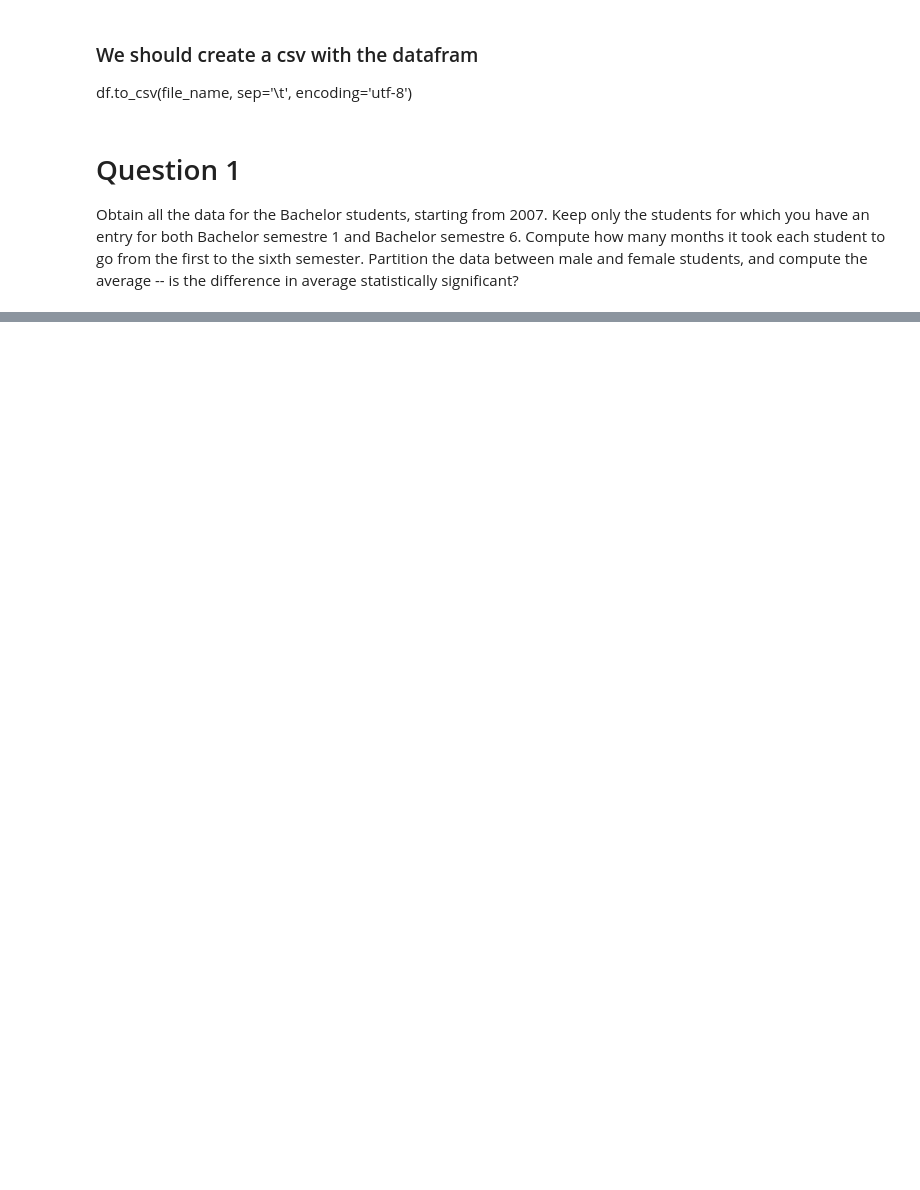
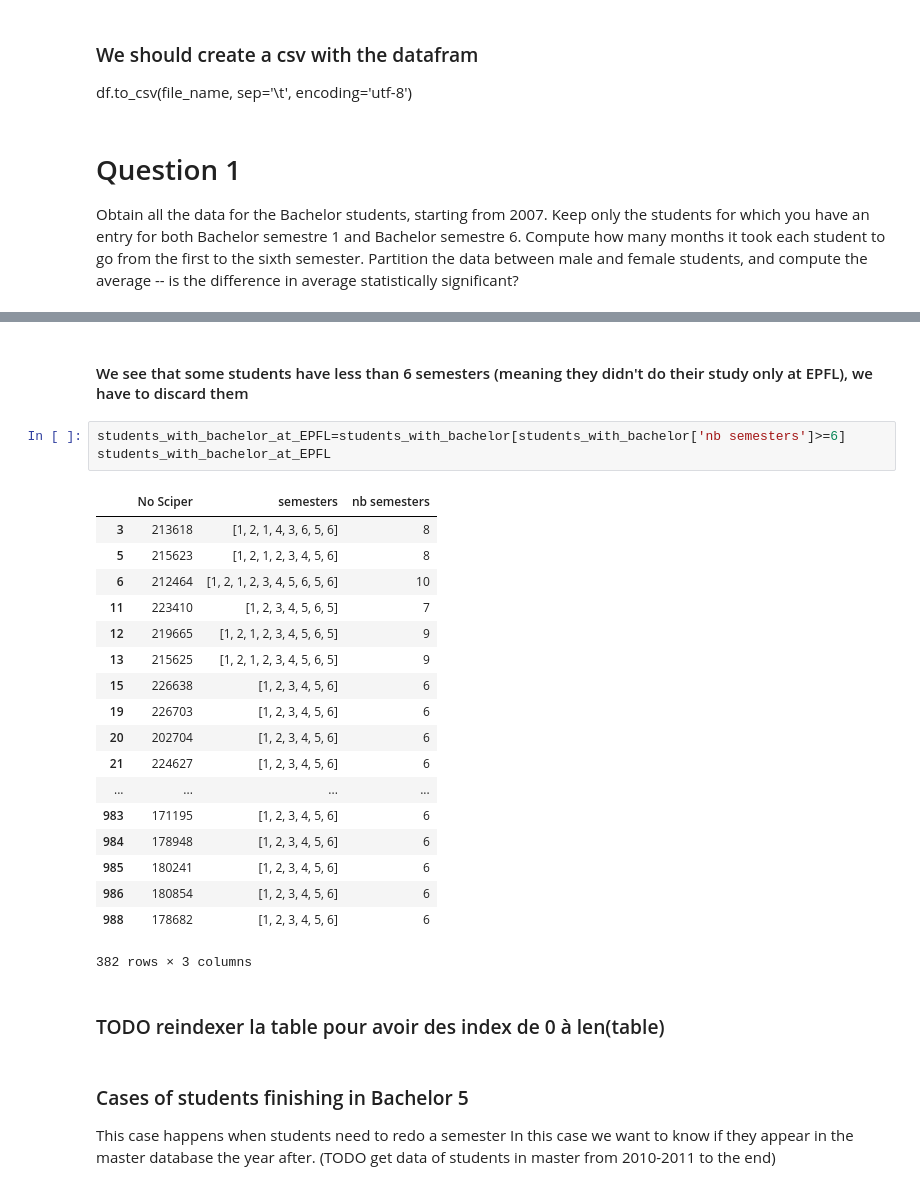
Before and after one commit to agpmilli/adaepfl, a Jupyter notebook: Homework/02 - Data from the Web/Data from the Web.ipynb, the cells around one changed output, grey strips where cells are left out. Cells and saved outputs as stored; diff of their text form; blank space fills up the shorter version.

```diff
--- a/Homework/02 - Data from the Web/Data from the Web.ipynb
+++ b/Homework/02 - Data from the Web/Data from the Web.ipynb
@@ -172,0 +257,32 @@ semestre 1 and Bachelor semestre 6. Compute how many months it took each student
+# %% [markdown]
+#### We see that some students have less than 6 semesters (meaning they didn't do their study only at EPFL), we have to discard them
+# %%
+students_with_bachelor_at_EPFL=students_with_bachelor[students_with_bachelor['nb semesters']>=6]
+students_with_bachelor_at_EPFL
+# %% [output]
+|  | No Sciper | semesters | nb semesters |
+| 3 | 213618 | [1, 2, 1, 4, 3, 6, 5, 6] | 8 |
+| 5 | 215623 | [1, 2, 1, 2, 3, 4, 5, 6] | 8 |
+| 6 | 212464 | [1, 2, 1, 2, 3, 4, 5, 6, 5, 6] | 10 |
+| 11 | 223410 | [1, 2, 3, 4, 5, 6, 5] | 7 |
+| 12 | 219665 | [1, 2, 1, 2, 3, 4, 5, 6, 5] | 9 |
+| 13 | 215625 | [1, 2, 1, 2, 3, 4, 5, 6, 5] | 9 |
+| 15 | 226638 | [1, 2, 3, 4, 5, 6] | 6 |
+| 19 | 226703 | [1, 2, 3, 4, 5, 6] | 6 |
+| 20 | 202704 | [1, 2, 3, 4, 5, 6] | 6 |
+| 21 | 224627 | [1, 2, 3, 4, 5, 6] | 6 |
+| ... | ... | ... | ... |
+| 983 | 171195 | [1, 2, 3, 4, 5, 6] | 6 |
+| 984 | 178948 | [1, 2, 3, 4, 5, 6] | 6 |
+| 985 | 180241 | [1, 2, 3, 4, 5, 6] | 6 |
+| 986 | 180854 | [1, 2, 3, 4, 5, 6] | 6 |
+| 988 | 178682 | [1, 2, 3, 4, 5, 6] | 6 |
+382 rows × 3 columns
+# %% [markdown]
+### TODO reindexer la table pour avoir des index de 0 à len(table)
+# %% [markdown]
+### Cases of students finishing in Bachelor 5
+
+This case happens when students need to redo a semester
+In this case we want to know if they appear in the master database the year after.
+(TODO get data of students in master from 2010-2011 to the end)
```
Also changed, not shown: parts of 19 cells of this notebook, 1 other file.
